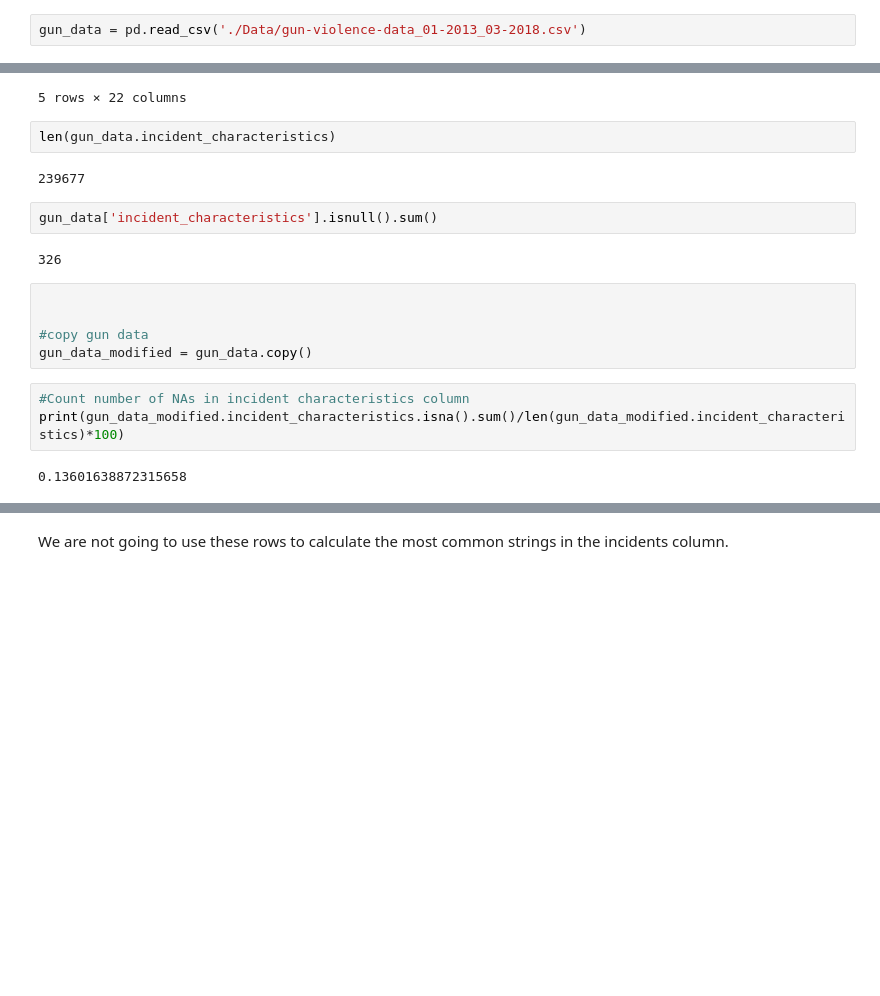
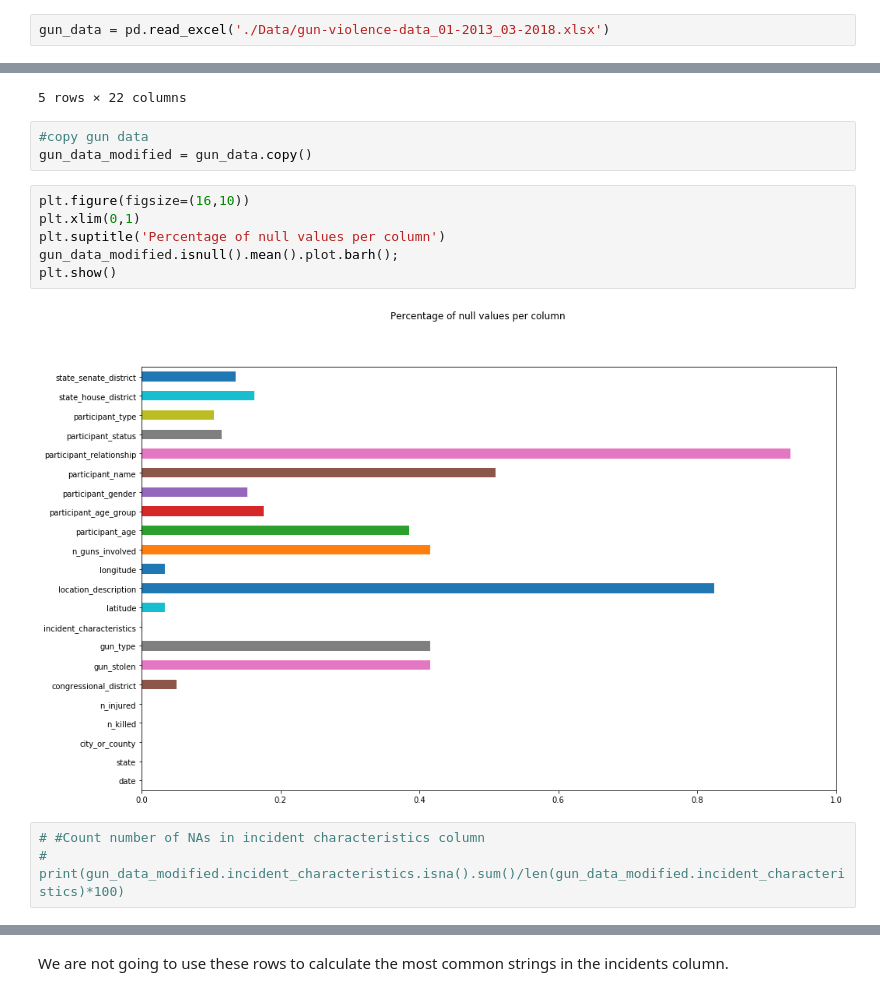
Before and after one commit to stmillett/MSDS7331_NorthCarolinaDataset, a Jupyter notebook: Lab3/Data Mining - Lab 3.ipynb, the cells around one changed output, grey strips where cells are left out. Drawn from its saved outputs; the diff is of its cells as text; blank space fills up the shorter version.

```diff
--- a/Lab3/Data Mining - Lab 3.ipynb
+++ b/Lab3/Data Mining - Lab 3.ipynb
@@ -13,5 +16,5 @@ from sklearn.cluster import DBSCAN
 # %%
-gun_data = pd.read_csv('./Data/gun-violence-data_01-2013_03-2018.csv')
+gun_data = pd.read_excel('./Data/gun-violence-data_01-2013_03-2018.xlsx')
 # %%
 gun_data.head()
 # %% [output]
@@ -35,21 +38,17 @@ gun_data.head()
 | 3 | 2013-01-05 | Colorado | Aurora | 4 | 0 | 6.0 | NaN | NaN | ... |
 | 4 | 2013-01-07 | North Carolina | Greensboro | 2 | 2 | 6.0 | 0::Unknown||1::Unknown | 0::Handgun||1::Handgun | ... |
 5 rows × 22 columns
-# %%
-len(gun_data.incident_characteristics)
-# %% [output]
-239677
-# %%
-gun_data['incident_characteristics'].isnull().sum()
-# %% [output]
-326
 # %%
-
-
 #copy gun data
 gun_data_modified = gun_data.copy()
+# %%
+plt.figure(figsize=(16,10))
+plt.xlim(0,1)
+plt.suptitle('Percentage of null values per column')
+gun_data_modified.isnull().mean().plot.barh();
+plt.show()
+# %% [output]
+[figure, added]
 # %%
-#Count number of NAs in incident characteristics column
-print(gun_data_modified.incident_characteristics.isna().sum()/len(gun_data_modified.incident_characteristics)*100)
+# #Count number of NAs in incident characteristics column
+# print(gun_data_modified.incident_characteristics.isna().sum()/len(gun_data_modified.incident_characteristics)*100)
-# %% [output]
-0.13601638872315658
```
Also changed, not shown: parts of 25 cells of this notebook.
